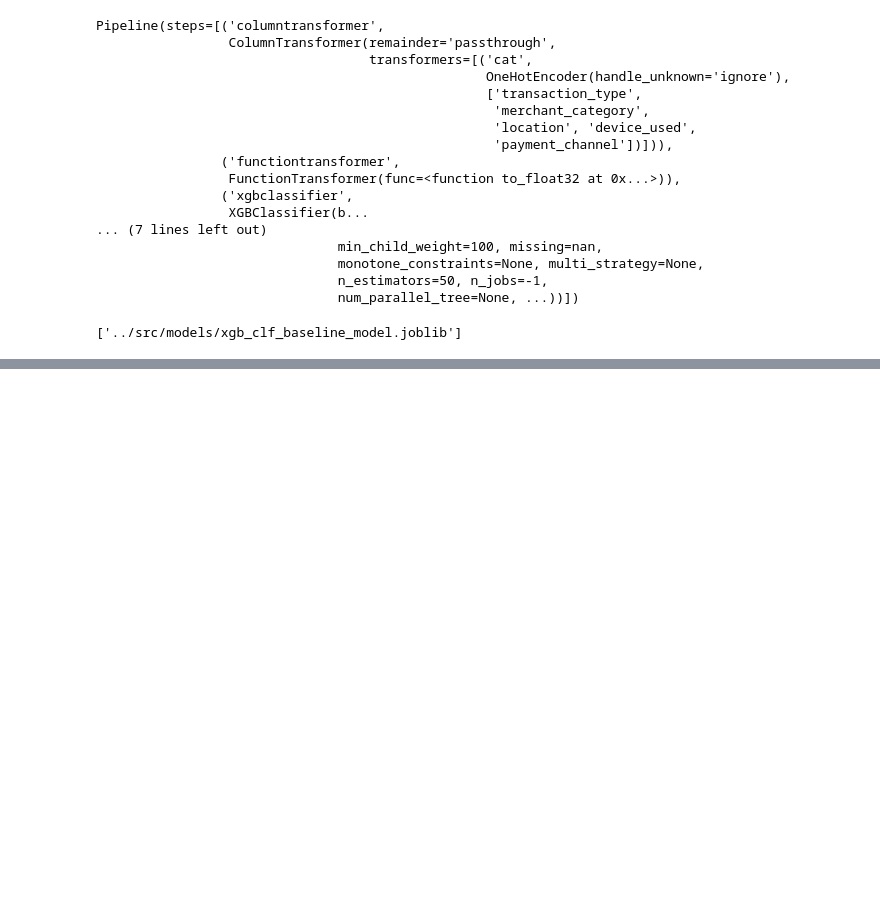
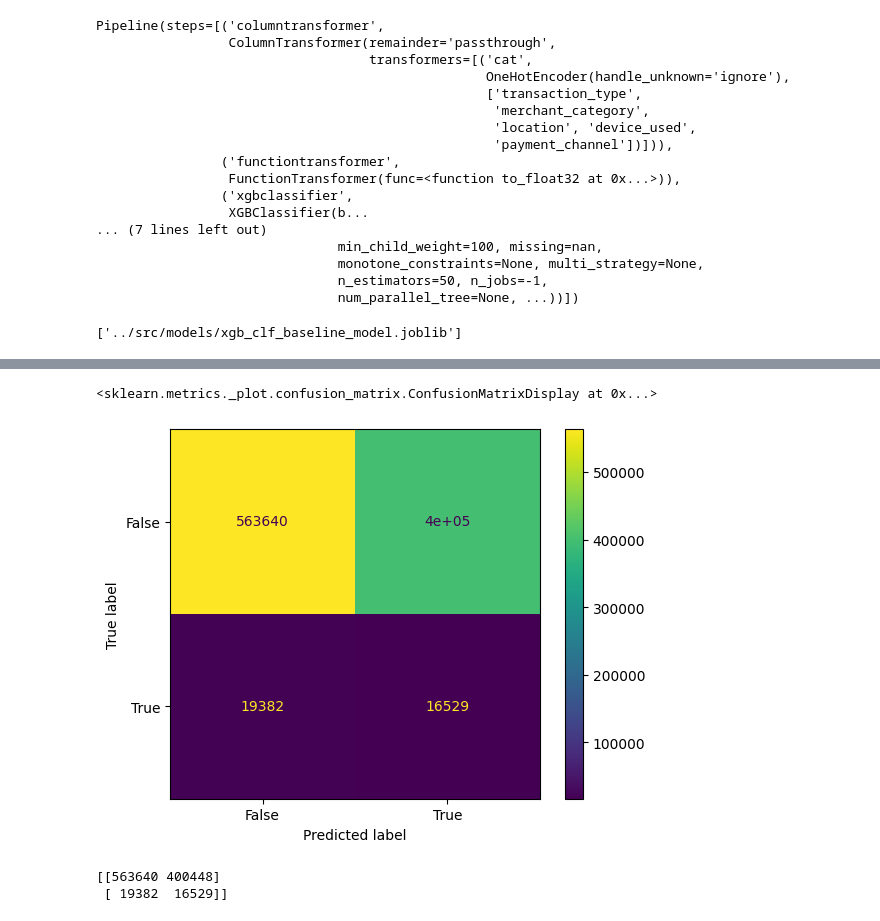
Before and after one commit to TobiSchl2010/financial-transaction-fraud-detection, a Jupyter notebook: notebooks/03_modeling.ipynb, the cells around one changed output, grey strips where cells are left out. Cells and saved outputs as stored; diff of their text form; code cells hidden in the pictures; blank space fills up the shorter version.

```diff
--- a/notebooks/03_modeling.ipynb
+++ b/notebooks/03_modeling.ipynb
@@ -271,6 +249,8 @@ Pipeline(steps=[('columntransformer',
 joblib.dump(rf_clf, '../src/models/rf_clf_baseline_model.joblib', compress=3)
 # %% [output]
 ['../src/models/rf_clf_baseline_model.joblib']
+# %%
+rf_clf = joblib.load('../src/models/rf_clf_baseline_model.joblib')
 # %%
 y_pred = rf_clf.predict(X_test)
 # %%
@@ -337,0 +328,2 @@ joblib.dump(extra_trees_clf, '../src/models/extra_trees_clf_baseline_model.jobli
+# %%
+extra_trees_clf = joblib.load('../src/models/extra_trees_clf_baseline_model.joblib')
@@ -377,3 +389,5 @@ Pipeline(steps=[('columntransformer',
 joblib.dump(xgb_clf, '../src/models/xgb_clf_baseline_model.joblib', compress=3)
 # %% [output]
 ['../src/models/xgb_clf_baseline_model.joblib']
+# %%
+xgb_clf = joblib.load('../src/models/xgb_clf_baseline_model.joblib')
@@ -379,0 +479,2 @@ joblib.dump(xgb_clf, '../src/models/xgb_clf_baseline_model.joblib', compress=3)
+# %%
+log_reg_cost_sensitive = joblib.load('../src/models/log_reg_cost_sensitive_baseline_model.joblib')
@@ -379,0 +494,10 @@ joblib.dump(xgb_clf, '../src/models/xgb_clf_baseline_model.joblib', compress=3)
+# %%
+ConfusionMatrixDisplay.from_estimator(log_reg_cost_sensitive, X_test, y_test)
+# %% [output]
+<sklearn.metrics._plot.confusion_matrix.ConfusionMatrixDisplay at 0x...>
+[figure, added]
+# %%
+print(confusion_matrix(y_test, y_pred))
+# %% [output]
+[[563640 400448]
+ [ 19382  16529]]
```
Also changed, not shown: parts of 51 cells of this notebook, 2 other files.
